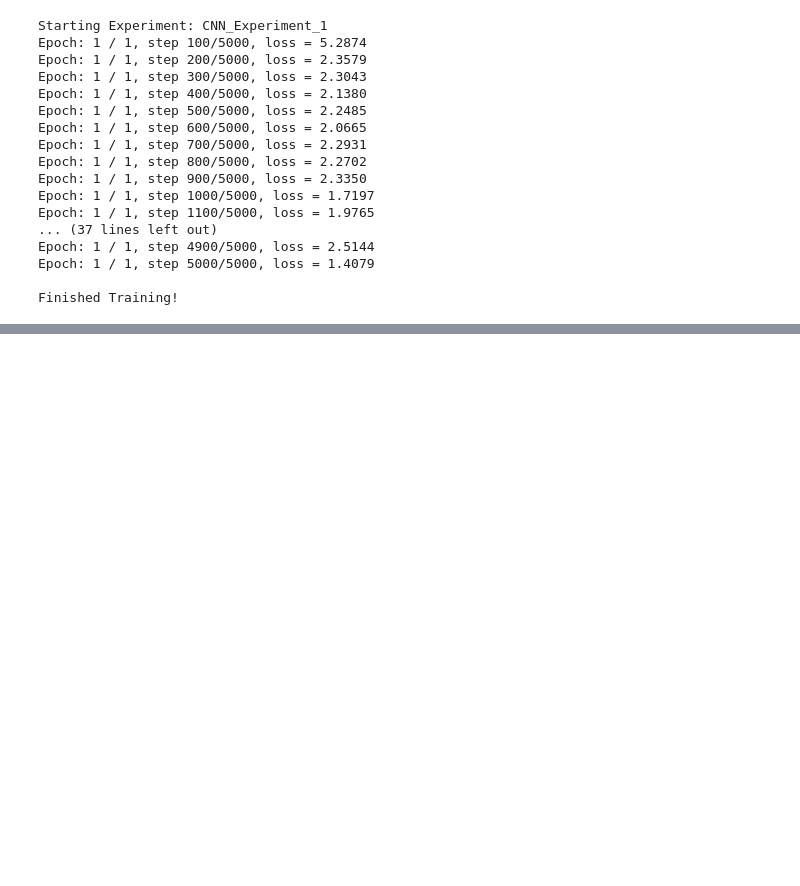
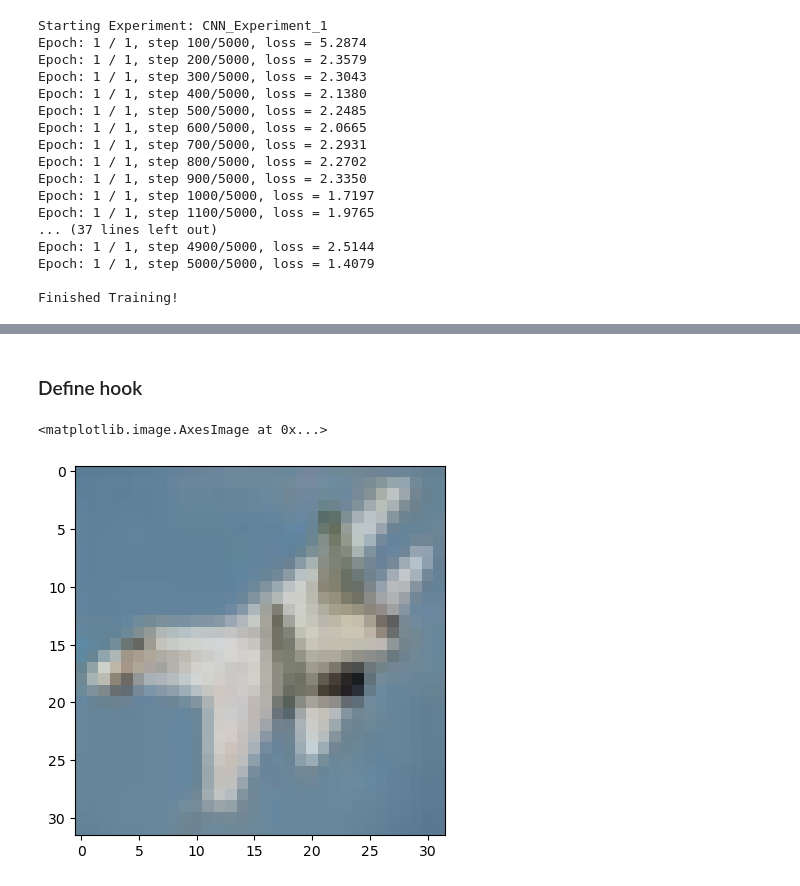
Before and after one commit to Tejas204/Explainable-CNN, a Jupyter notebook: main.ipynb, the cells around one changed output, grey strips where cells are left out. Drawn from its saved outputs; the diff is of its cells as text; code cells hidden in the pictures; blank space fills up the shorter version.

Commit message:
Hooks and activation visualization

```diff
--- a/main.ipynb
+++ b/main.ipynb
@@ -107,0 +137,2 @@ torch.save(model.state_dict(), 'model_weights.pth')
+# %% [markdown]
+### Define hook
@@ -107,0 +150,8 @@ torch.save(model.state_dict(), 'model_weights.pth')
+# %%
+
+invTransform = transforms.Normalize((-0.5/0.5, -0.5/0.5, -0.5/0.5), (1/0.5, 1/0.5, 1/0.5))
+unnormalized = invTransform(testing_data[10][0])
+plt.imshow(np.transpose(unnormalized, (1, 2, 0)))
+# %% [output]
+<matplotlib.image.AxesImage at 0x...>
+[figure, added]
```
Also changed, not shown: parts of 6 cells of this notebook.
